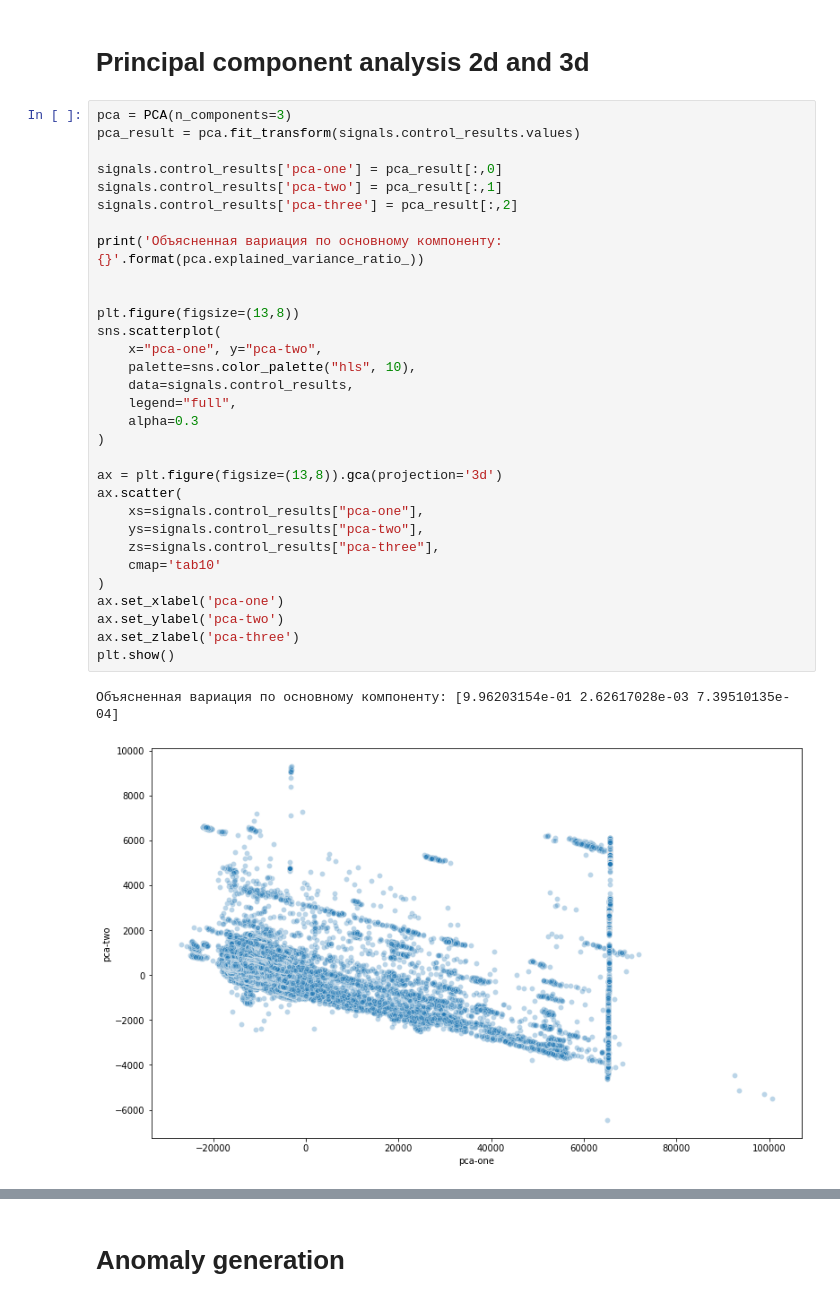
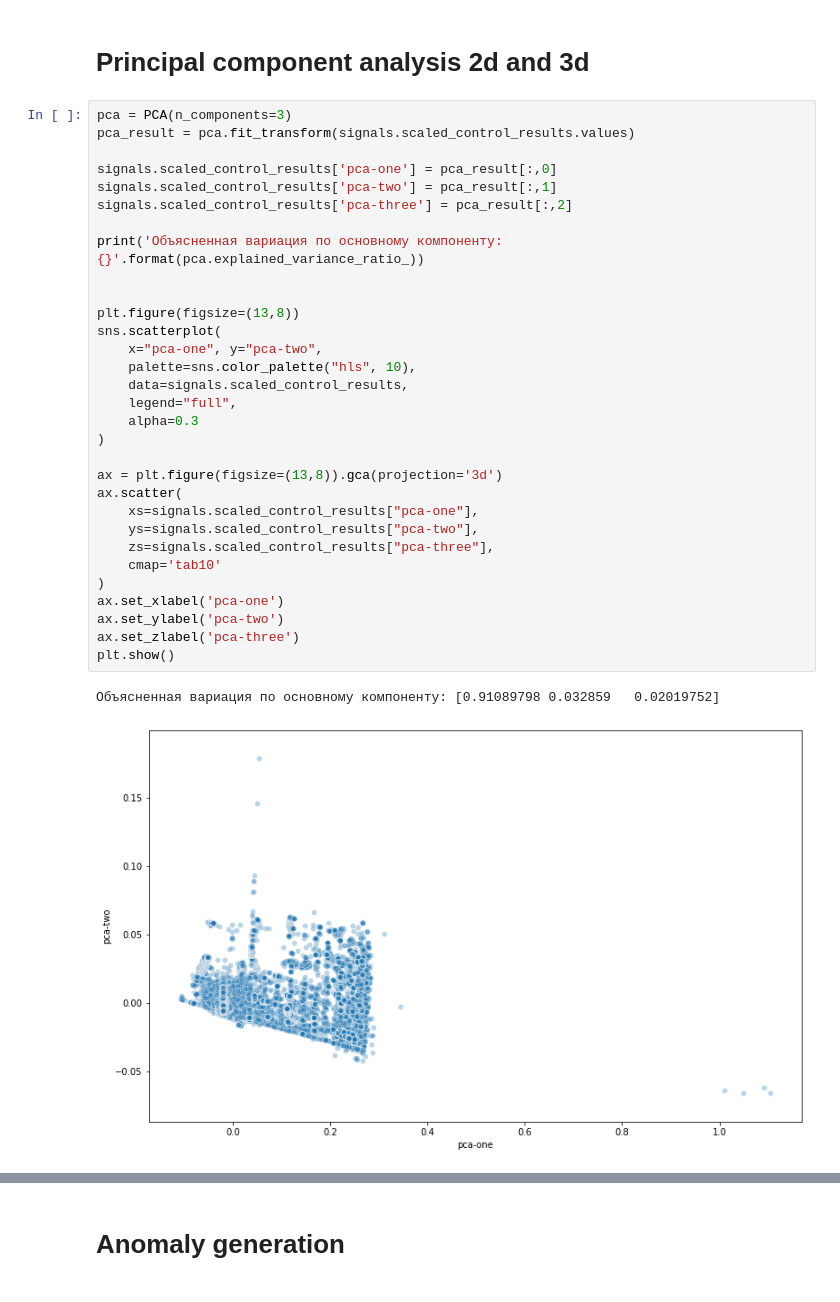
Before and after one commit to Iorgen/different_degree_inertia, a Jupyter notebook: Jup_model_stands/Anomaly_generation.ipynb, the cells around one changed output, grey strips where cells are left out. Drawn from its saved outputs; the diff is of its cells as text.

```diff
--- a/Jup_model_stands/Anomaly_generation.ipynb
+++ b/Jup_model_stands/Anomaly_generation.ipynb
@@ -117,35 +118,35 @@ display_block_of_values(signals.smoothed_control_results.iloc[:500],
 # Principal component analysis 2d and 3d
 # %%
 pca = PCA(n_components=3)
-pca_result = pca.fit_transform(signals.control_results.values)
+pca_result = pca.fit_transform(signals.scaled_control_results.values)
 
-signals.control_results['pca-one'] = pca_result[:,0]
-signals.control_results['pca-two'] = pca_result[:,1]
-signals.control_results['pca-three'] = pca_result[:,2]
+signals.scaled_control_results['pca-one'] = pca_result[:,0]
+signals.scaled_control_results['pca-two'] = pca_result[:,1]
+signals.scaled_control_results['pca-three'] = pca_result[:,2]
 
 print('Объясненная вариация по основному компоненту: {}'.format(pca.explained_variance_ratio_))
 
 
 plt.figure(figsize=(13,8))
 sns.scatterplot(
     x="pca-one", y="pca-two",
     palette=sns.color_palette("hls", 10),
-    data=signals.control_results,
+    data=signals.scaled_control_results,
     legend="full",
     alpha=0.3
 )
 
 ax = plt.figure(figsize=(13,8)).gca(projection='3d')
 ax.scatter(
-    xs=signals.control_results["pca-one"],
-    ys=signals.control_results["pca-two"],
-    zs=signals.control_results["pca-three"],
+    xs=signals.scaled_control_results["pca-one"],
+    ys=signals.scaled_control_results["pca-two"],
+    zs=signals.scaled_control_results["pca-three"],
     cmap='tab10'
 )
 ax.set_xlabel('pca-one')
 ax.set_ylabel('pca-two')
 ax.set_zlabel('pca-three')
 plt.show()
 # %% [output]
-Объясненная вариация по основному компоненту: [9.96203154e-01 2.62617028e-03 7.39510135e-04]
+Объясненная вариация по основному компоненту: [0.91089798 0.032859   0.02019752]
-[figure, old version]
+[figure, new version]
```
Also changed, not shown: parts of 9 cells of this notebook, 13 other files.
